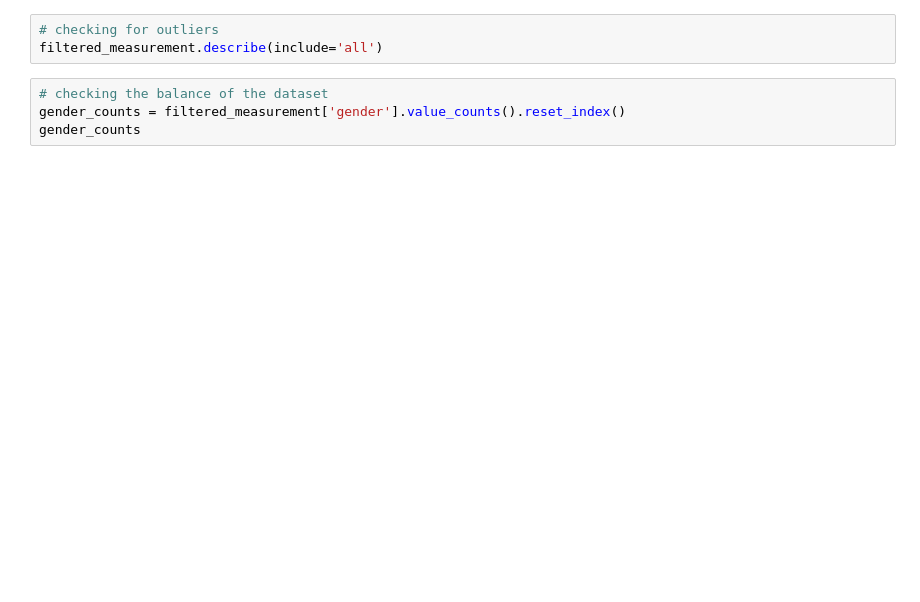
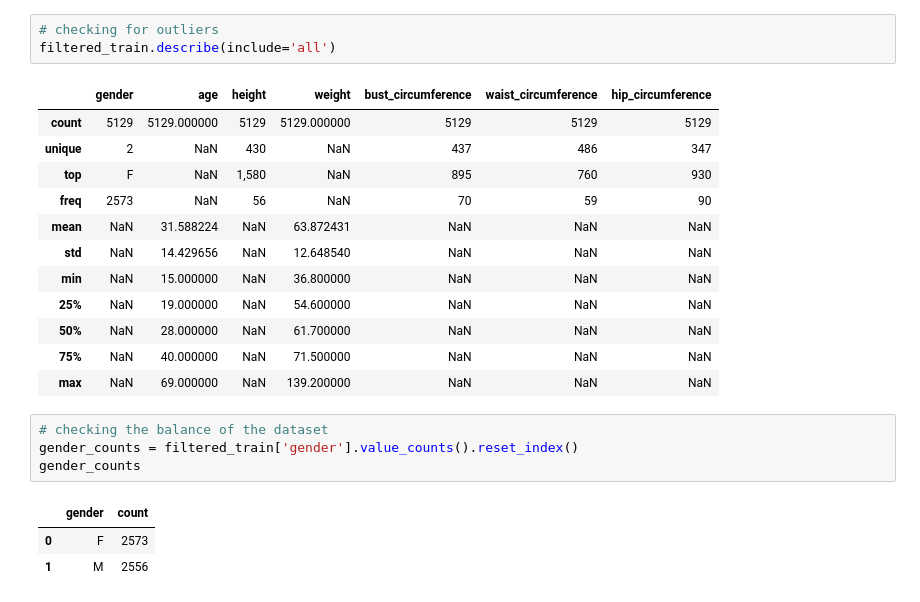
Before and after one commit to yowmahjebby/measurement_ml, a Jupyter notebook: measurements_nb.ipynb, the cells around one changed output. Cells and saved outputs as stored; diff of their text form; blank space fills up the shorter version.

```diff
--- a/measurements_nb.ipynb
+++ b/measurements_nb.ipynb
@@ -21,10 +83,27 @@ filtered_measurement.isnull().sum()
 # %%
 # checking for outliers
-filtered_measurement.describe(include='all')
+filtered_train.describe(include='all')
+# %% [output]
+|  | gender | age | height | weight | bust_circumference | waist_circumference | hip_circumference |
+| count | 5129 | 5129.000000 | 5129 | 5129.000000 | 5129 | 5129 | 5129 |
+| unique | 2 | NaN | 430 | NaN | 437 | 486 | 347 |
+| top | F | NaN | 1,580 | NaN | 895 | 760 | 930 |
+| freq | 2573 | NaN | 56 | NaN | 70 | 59 | 90 |
+| mean | NaN | 31.588224 | NaN | 63.872431 | NaN | NaN | NaN |
+| std | NaN | 14.429656 | NaN | 12.648540 | NaN | NaN | NaN |
+| min | NaN | 15.000000 | NaN | 36.800000 | NaN | NaN | NaN |
+| 25% | NaN | 19.000000 | NaN | 54.600000 | NaN | NaN | NaN |
+| 50% | NaN | 28.000000 | NaN | 61.700000 | NaN | NaN | NaN |
+| 75% | NaN | 40.000000 | NaN | 71.500000 | NaN | NaN | NaN |
+| max | NaN | 69.000000 | NaN | 139.200000 | NaN | NaN | NaN |
 # %%
 # checking the balance of the dataset
-gender_counts = filtered_measurement['gender'].value_counts().reset_index()
+gender_counts = filtered_train['gender'].value_counts().reset_index()
 gender_counts
+# %% [output]
+|  | gender | count |
+| 0 | F | 2573 |
+| 1 | M | 2556 |
 # %%
 plt.figure(figsize=(8,8))
 plt.pie(gender_counts['count'], labels=['Female', 'Male'], autopct='%1.3f%%',explode=[0,0])
```
Also changed, not shown: parts of 36 cells of this notebook, 1 other file.
